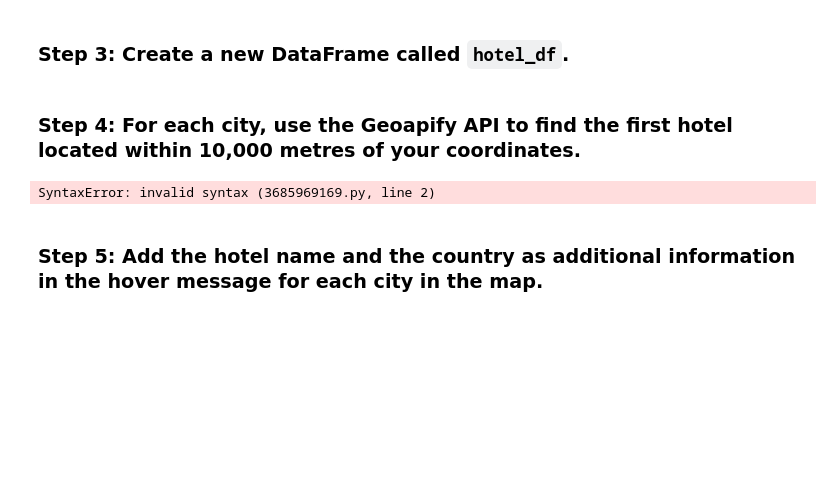
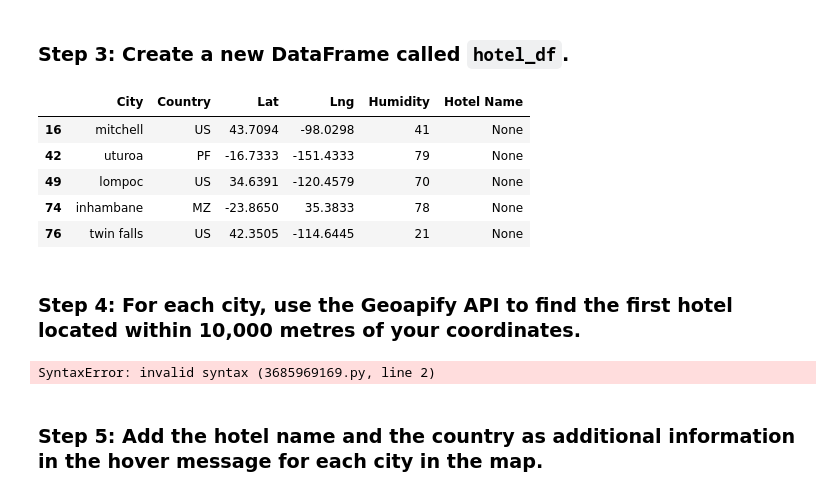
Before and after one commit to yslavcom-code/python-api-challenge, a Jupyter notebook: WeatherPy/VacationPy.ipynb, the cells around one changed output. Saved outputs shown, nothing was run; the diff lists cells and outputs as text; code cells hidden in the pictures; blank space fills up the shorter version.

Commit message:
Added empty hotelcolumn

```diff
--- a/WeatherPy/VacationPy.ipynb
+++ b/WeatherPy/VacationPy.ipynb
@@ -82,13 +77,20 @@ dtype: int64
 ### Step 3: Create a new DataFrame called `hotel_df`.
 # %%
 # Use the Pandas copy function to create DataFrame called hotel_df to store the city, country, coordinates, and humidity
-# YOUR CODE HERE
+hotel_df = city_data_df_cleaned[['City', 'Country', 'Lat', 'Lng', 'Humidity']].copy()
 
 # Add an empty column, "Hotel Name," to the DataFrame so you can store the hotel found using the Geoapify API
-# YOUR CODE HERE
+hotel_df['Hotel Name'] = hotel_df.apply(lambda _: ' ', axis=1)
 
 # Display sample data
-# YOUR CODE HERE
+hotel_df.head()
+# %% [output]
+|  | City | Country | Lat | Lng | Humidity | Hotel Name |
+| 16 | mitchell | US | 43.7094 | -98.0298 | 41 | None |
+| 42 | uturoa | PF | -16.7333 | -151.4333 | 79 | None |
+| 49 | lompoc | US | 34.6391 | -120.4579 | 70 | None |
+| 74 | inhambane | MZ | -23.8650 | 35.3833 | 78 | None |
+| 76 | twin falls | US | 42.3505 | -114.6445 | 21 | None |
 # %% [markdown]
 ### Step 4: For each city, use the Geoapify API to find the first hotel located within 10,000 metres of your coordinates.
 # %%
```
Also changed, not shown: parts of 1 cell of this notebook.
